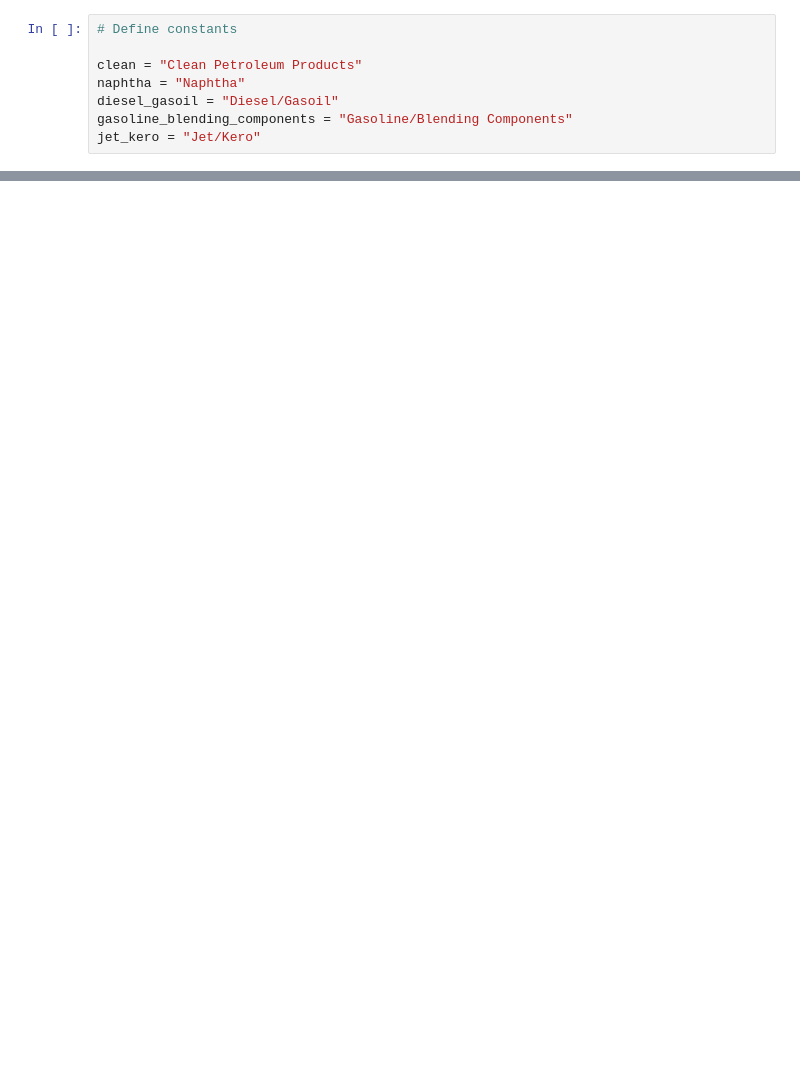
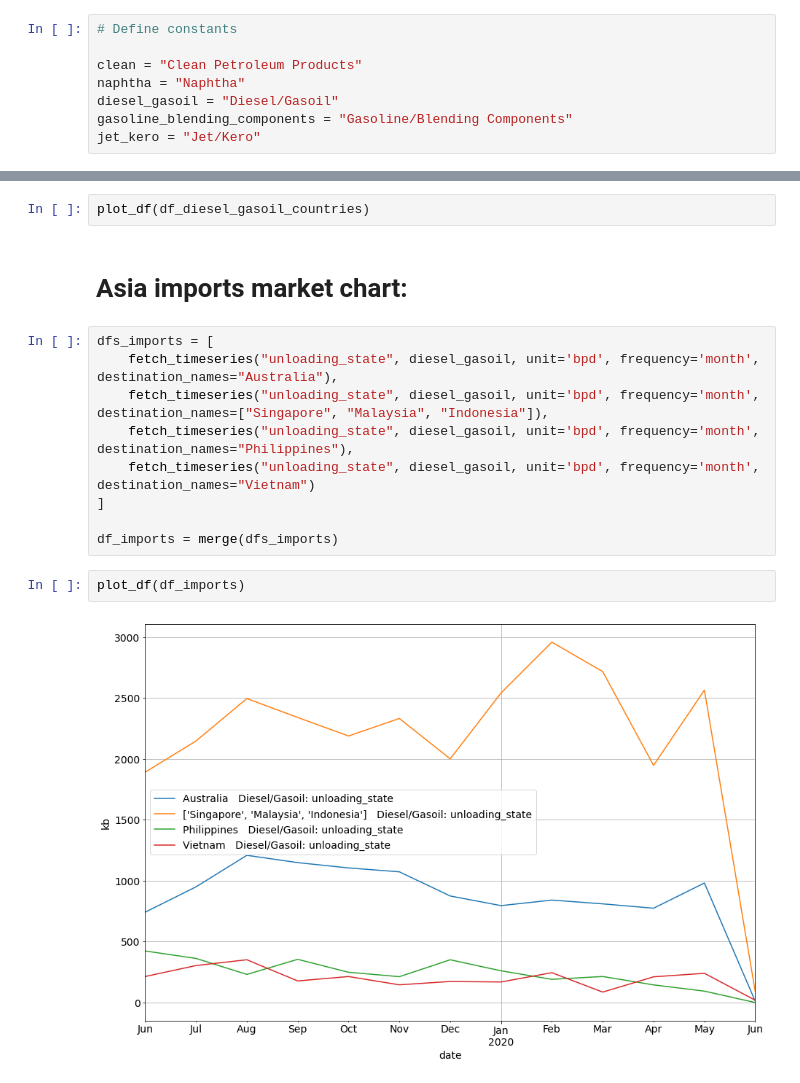
Before and after one commit to VorTECHsa/python-sdk, a Jupyter notebook: Demand Recovery in Asia, Webinar 10th June 2020.ipynb, the cells around one changed output, grey strips where cells are left out. Cells and saved outputs as stored; diff of their text form; blank space fills up the shorter version.

```diff
--- a/Demand Recovery in Asia, Webinar 10th June 2020.ipynb
+++ b/Demand Recovery in Asia, Webinar 10th June 2020.ipynb
@@ -270,0 +198,17 @@ plot_df(group_by_day, title="Clean FS -> Landed tonnes by discharge day")
+# %%
+plot_df(df_diesel_gasoil_countries)
+# %% [markdown]
+# Asia imports market chart:
+# %%
+dfs_imports = [
+    fetch_timeseries("unloading_state", diesel_gasoil, unit='bpd', frequency='month', destination_names="Australia"),
+    fetch_timeseries("unloading_state", diesel_gasoil, unit='bpd', frequency='month', destination_names=["Singapore", "Malaysia", "Indonesia"]),
+    fetch_timeseries("unloading_state", diesel_gasoil, unit='bpd', frequency='month', destination_names="Philippines"),
+    fetch_timeseries("unloading_state", diesel_gasoil, unit='bpd', frequency='month', destination_names="Vietnam")
+]
+
+df_imports = merge(dfs_imports)
+# %%
+plot_df(df_imports)
+# %% [output]
+[figure, added]
```
Also changed, not shown: parts of 30 cells of this notebook.
